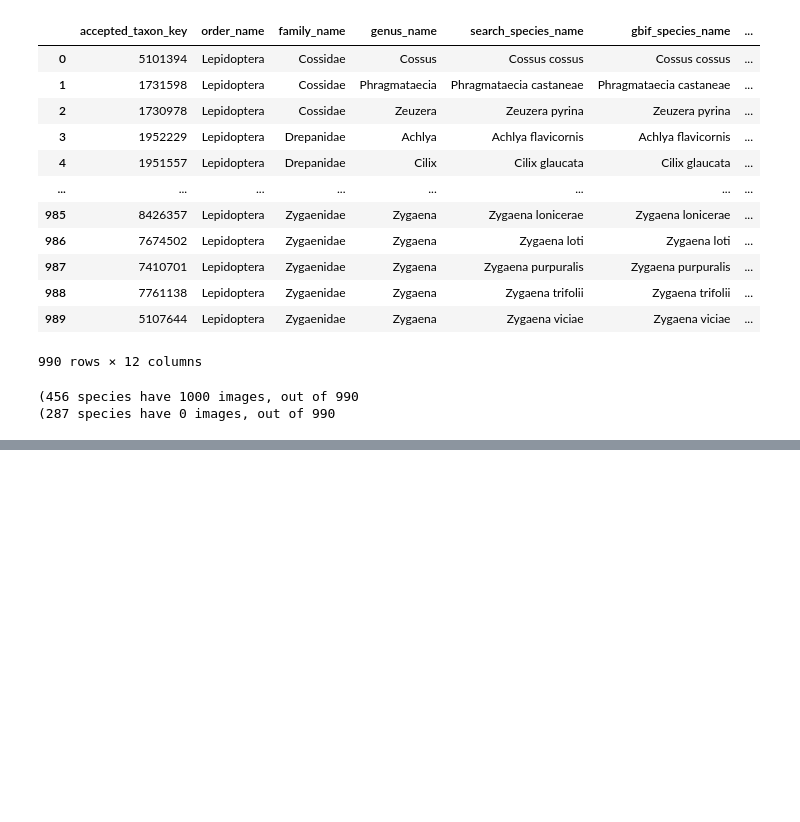
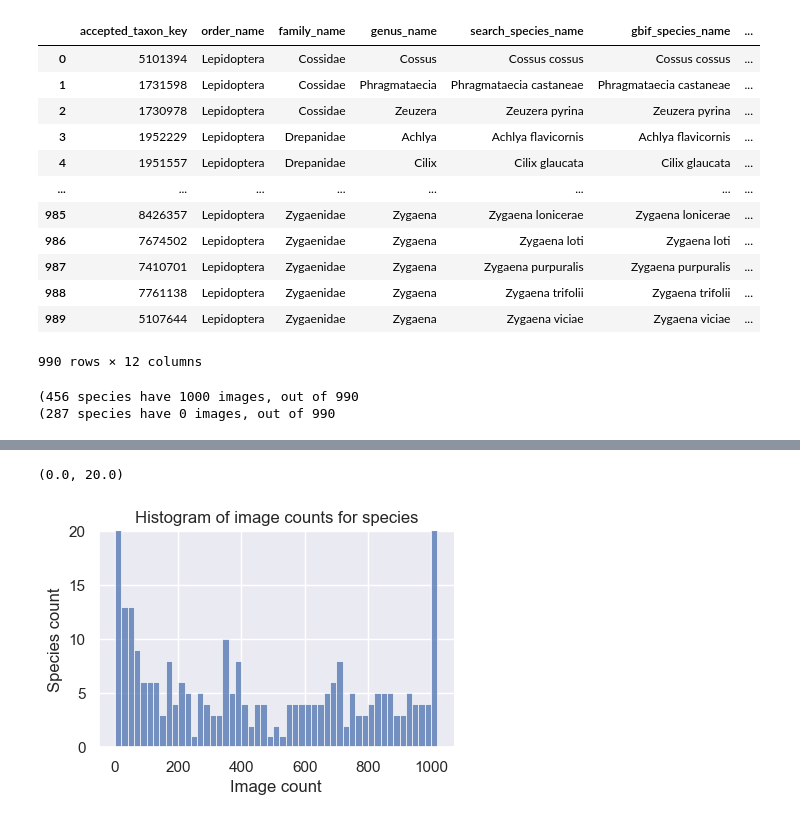
Before and after one commit to AMI-trap/gbif-species-trainer-AMI-fork, a Jupyter notebook: helper_scripts/plot_data_statistics.ipynb, the cells around one changed output, grey strips where cells are left out. Cells and saved outputs as stored; diff of their text form; code cells hidden in the pictures; blank space fills up the shorter version.

```diff
--- a/helper_scripts/plot_data_statistics.ipynb
+++ b/helper_scripts/plot_data_statistics.ipynb
@@ -113,0 +110,14 @@ plt.ylim(0,100)
+# %%
+fig2 = sns.displot(species_image_count,
+                  x="image_count",
+                  binwidth=20,
+                  height=3,
+                  aspect=1.5).set(title="Histogram of image counts for species")
+
+fig2.set(xlabel="Image count")
+fig2.set(ylabel="Species count")
+
+plt.ylim(0,20)
+# %% [output]
+(0.0, 20.0)
+[figure, added]
```
Also changed, not shown: parts of 1 cell of this notebook, 1 other file.
